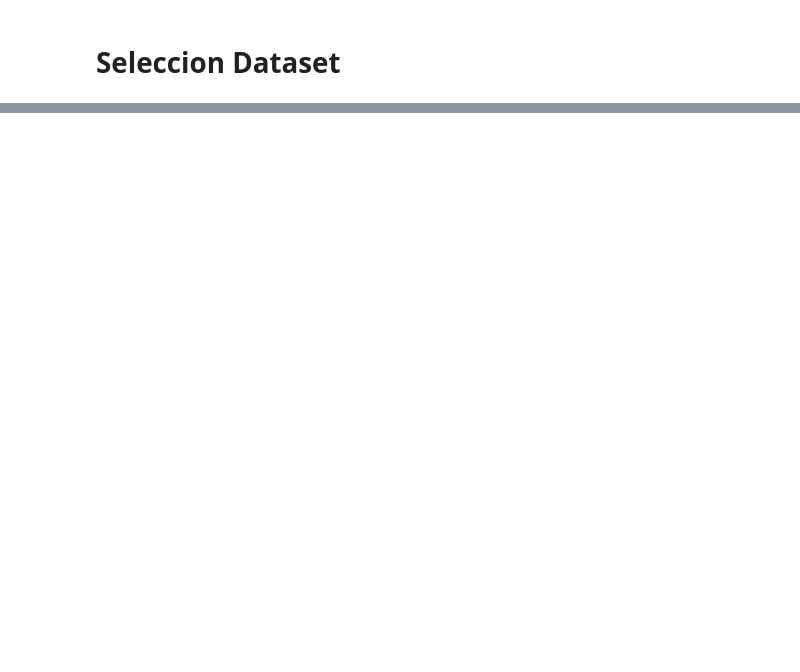
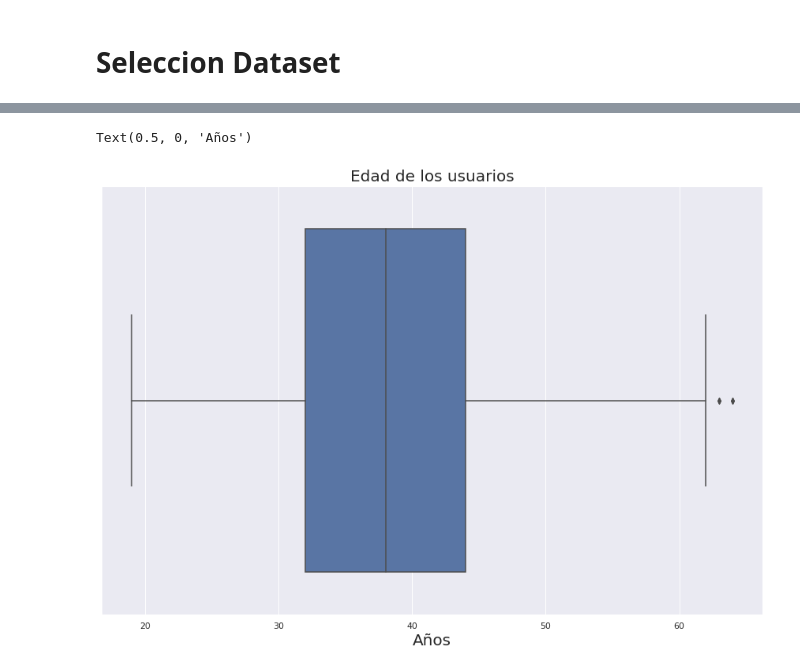
Before and after one commit to edx04/data-science, a Jupyter notebook: Entrega1Arellano.ipynb, the cells around one changed output, grey strips where cells are left out. Saved outputs shown, nothing was run; the diff lists cells and outputs as text; code cells hidden in the pictures; blank space fills up the shorter version.

```diff
--- a/Entrega1Arellano.ipynb
+++ b/Entrega1Arellano.ipynb
@@ -39,0 +136,8 @@ El dataset que se va usar es
+# %%
+plt.rcParams['figure.figsize'] = (15, 10)
+plt.title('Edad de los usuarios', fontsize = 20)
+p = sns.boxplot(df['age'],orient='v')
+p.set_xlabel("Años", fontsize = 20)
+# %% [output]
+Text(0.5, 0, 'Años')
+[figure, added]
```
Also changed, not shown: parts of 19 cells of this notebook.
